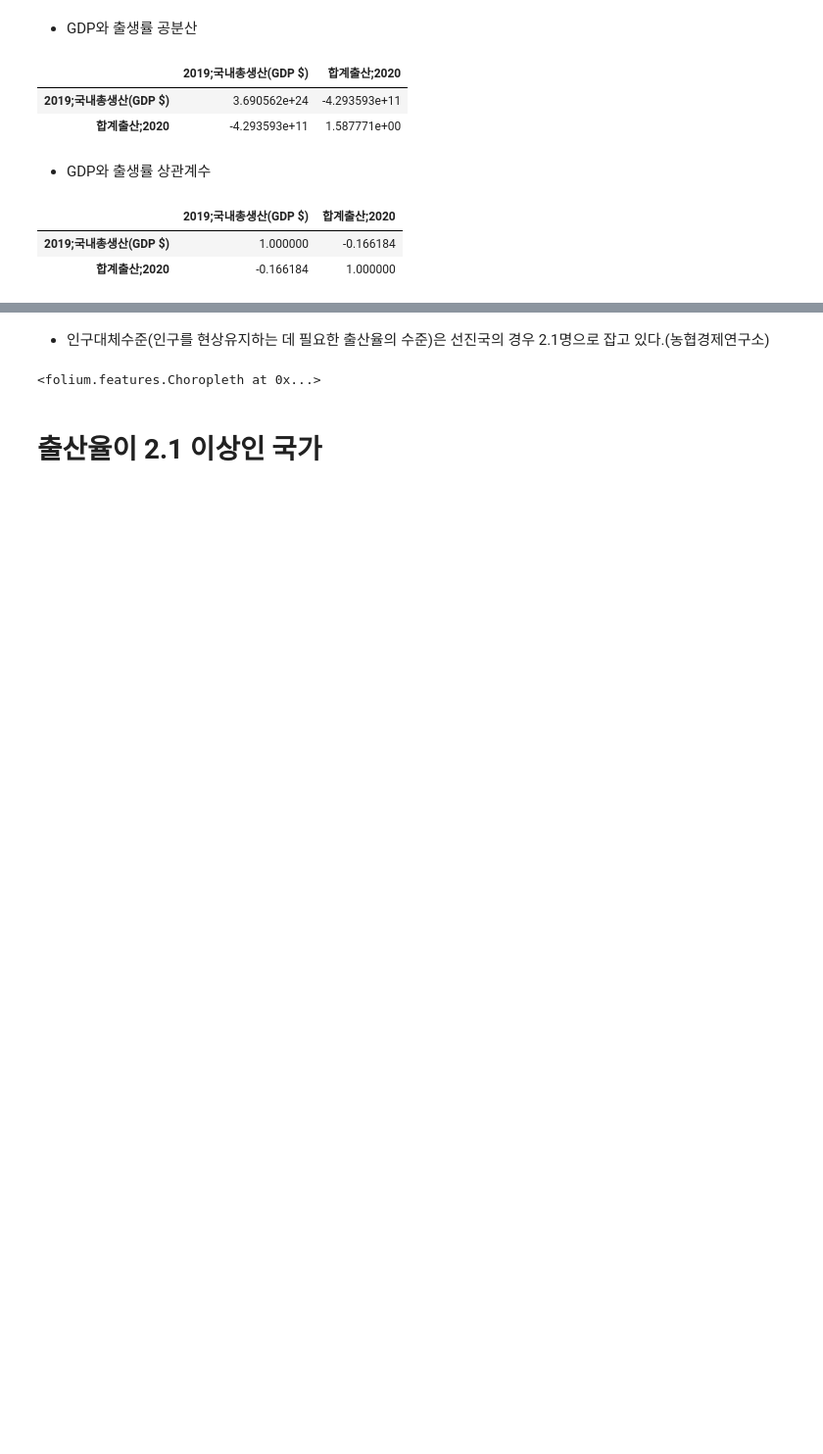
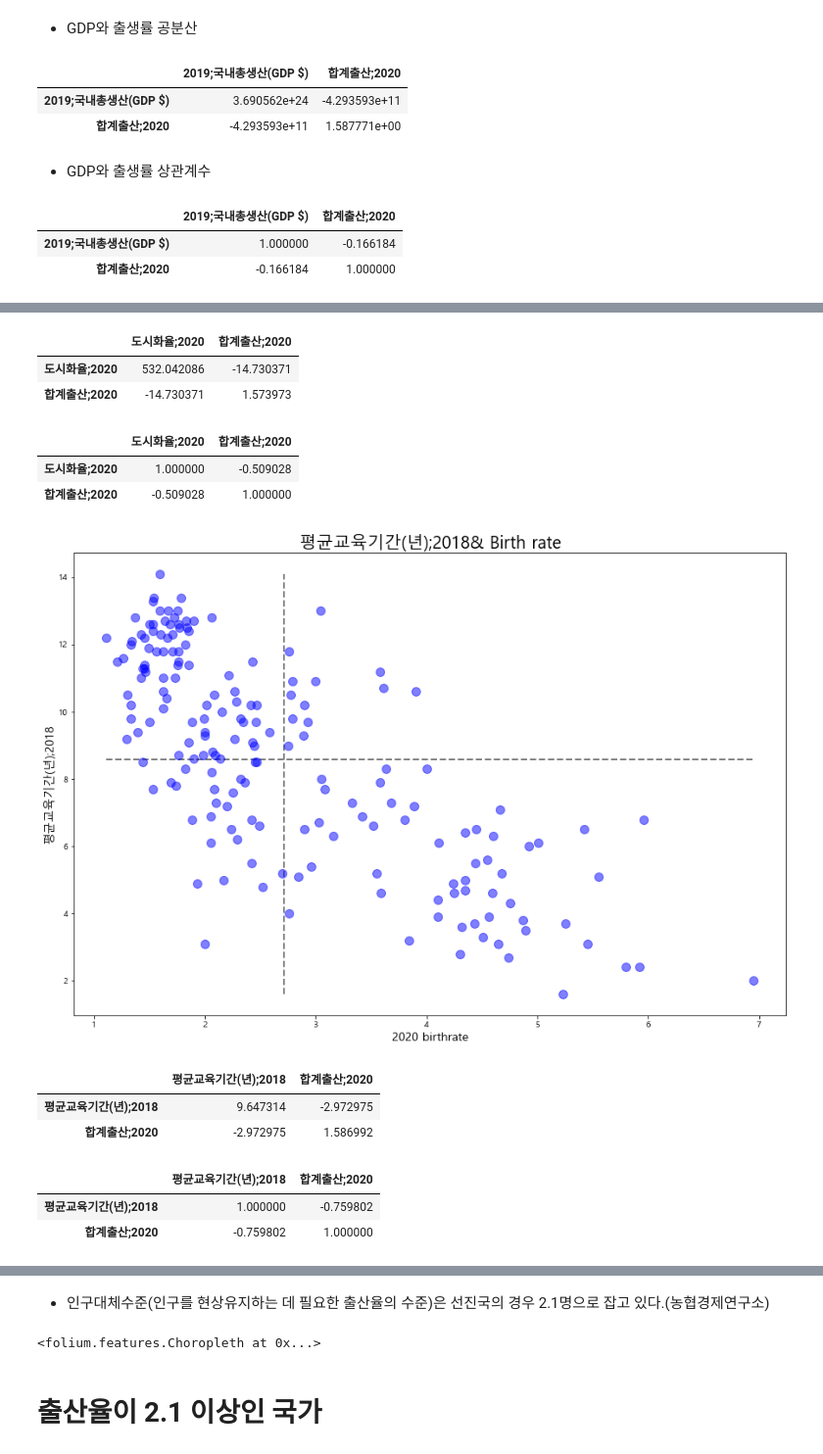
Before and after one commit to gahyunson/crudeBirthRate, a Jupyter notebook: birth_project.ipynb, the cells around one changed output, grey strips where cells are left out. Shown at 98% size. Saved outputs shown, nothing was run; the diff lists cells and outputs as text; code cells hidden in the pictures; blank space fills up the shorter version.

```diff
--- a/birth_project.ipynb
+++ b/birth_project.ipynb
@@ -252,0 +270,28 @@ gdp_birthrate_df.corr()
+# %%
+city_birth_gh.cov()
+# %% [output]
+|  | 도시화율;2020 | 합계출산;2020 |
+| 도시화율;2020 | 532.042086 | -14.730371 |
+| 합계출산;2020 | -14.730371 | 1.573973 |
+# %%
+city_birth_gh.corr()
+# %% [output]
+|  | 도시화율;2020 | 합계출산;2020 |
+| 도시화율;2020 | 1.000000 | -0.509028 |
+| 합계출산;2020 | -0.509028 | 1.000000 |
+# %%
+makeGraph(edu_birth_gh,'평균교육기간(년);2018')
+# %% [output]
+[figure, added]
+# %%
+edu_birth_gh.cov()
+# %% [output]
+|  | 평균교육기간(년);2018 | 합계출산;2020 |
+| 평균교육기간(년);2018 | 9.647314 | -2.972975 |
+| 합계출산;2020 | -2.972975 | 1.586992 |
+# %%
+edu_birth_gh.corr()
+# %% [output]
+|  | 평균교육기간(년);2018 | 합계출산;2020 |
+| 평균교육기간(년);2018 | 1.000000 | -0.759802 |
+| 합계출산;2020 | -0.759802 | 1.000000 |
```
Also changed, not shown: parts of 11 cells of this notebook, 2 other files.
